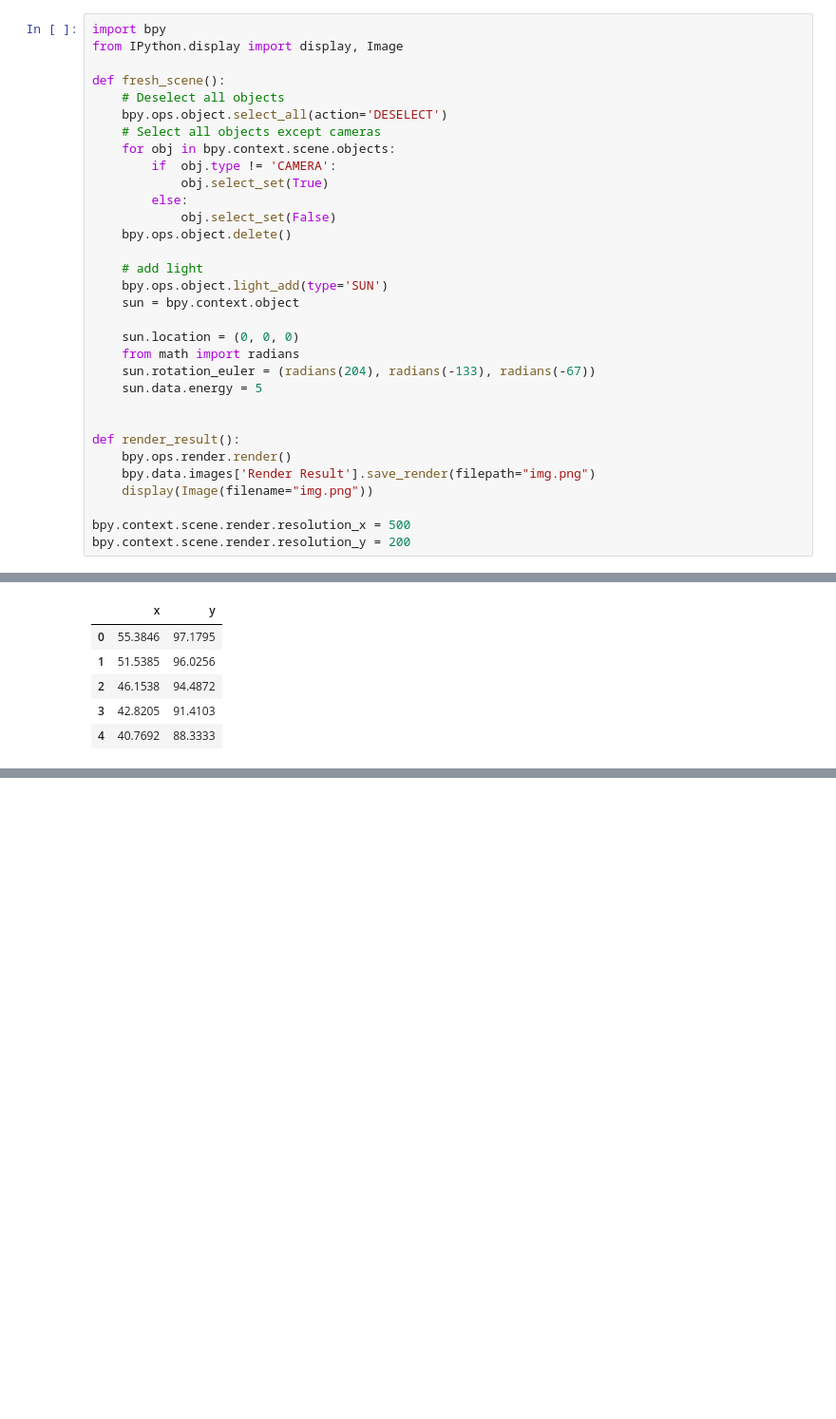
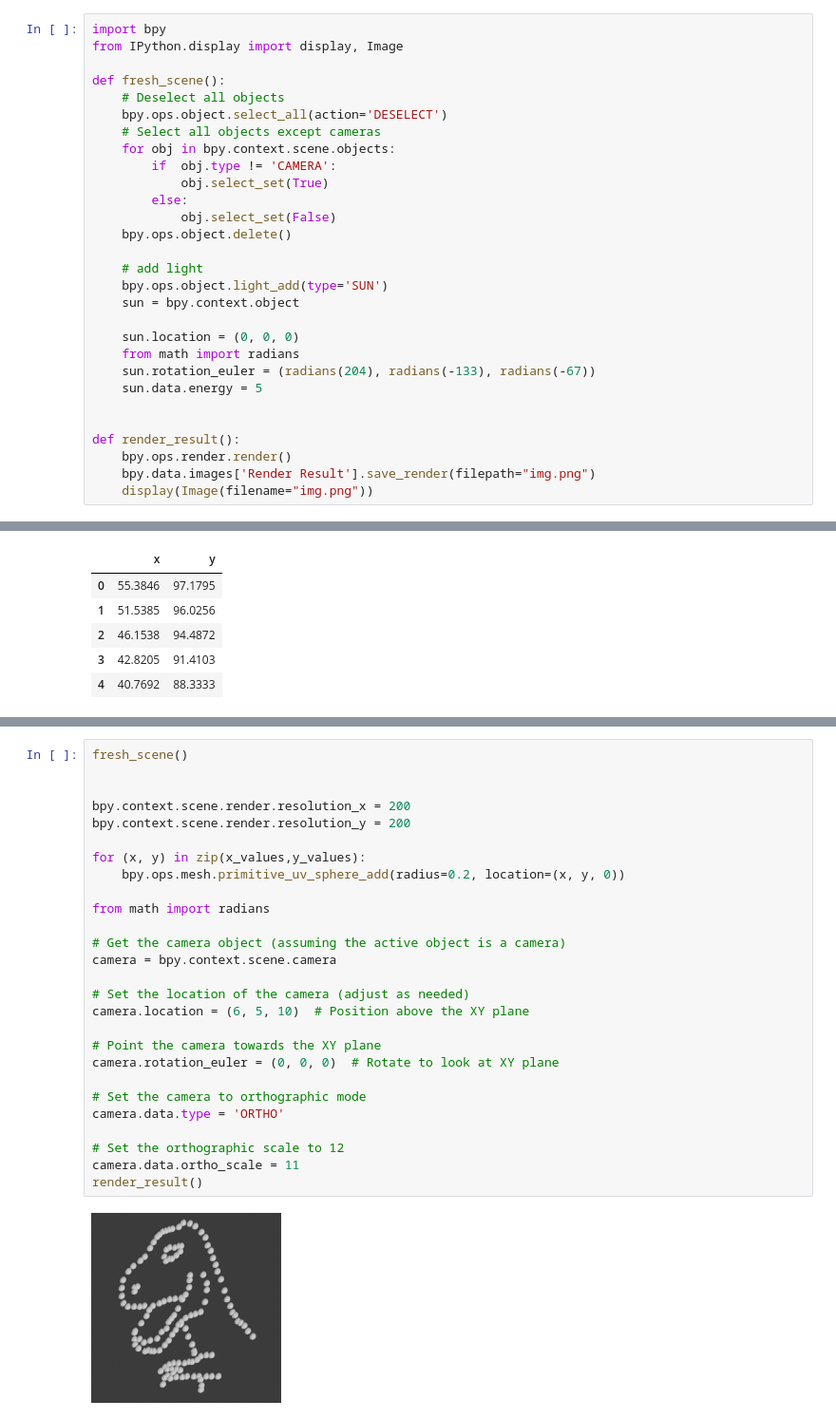
Before and after one commit to kolibril13/ipyblender-experimental, a Jupyter notebook: n1c_pipe_dino.ipynb, the cells around one changed output, grey strips where cells are left out. Shown at 95% size. Cells and saved outputs as stored; diff of their text form; blank space fills up the shorter version.

```diff
--- a/n1c_pipe_dino.ipynb
+++ b/n1c_pipe_dino.ipynb
@@ -27,9 +27,6 @@ def render_result():
     bpy.ops.render.render()
     bpy.data.images['Render Result'].save_render(filepath="img.png")
     display(Image(filename="img.png"))
-
-bpy.context.scene.render.resolution_x = 500
-bpy.context.scene.render.resolution_y = 200
 # %%
 import pandas as pd
 url = 'https://raw.githubusercontent.com/kolibril13/ipydrop/refs/heads/main/dino.csv'
@@ -63,3 +55,32 @@ render_result()
+# %%
+fresh_scene()
+
+
+bpy.context.scene.render.resolution_x = 200
+bpy.context.scene.render.resolution_y = 200
+
+for (x, y) in zip(x_values,y_values):
+    bpy.ops.mesh.primitive_uv_sphere_add(radius=0.2, location=(x, y, 0))
+
+from math import radians
+
+# Get the camera object (assuming the active object is a camera)
+camera = bpy.context.scene.camera
+
+# Set the location of the camera (adjust as needed)
+camera.location = (6, 5, 10)  # Position above the XY plane
+
+# Point the camera towards the XY plane
+camera.rotation_euler = (0, 0, 0)  # Rotate to look at XY plane
+
+# Set the camera to orthographic mode
+camera.data.type = 'ORTHO'
+
+# Set the orthographic scale to 12
+camera.data.ortho_scale = 11
+render_result()
+# %% [output]
+[figure, added]
 # %%
 # temp
 bpy.ops.wm.save_as_mainfile(filepath="deno.blend")
```
Also changed, not shown: parts of 4 cells of this notebook.
